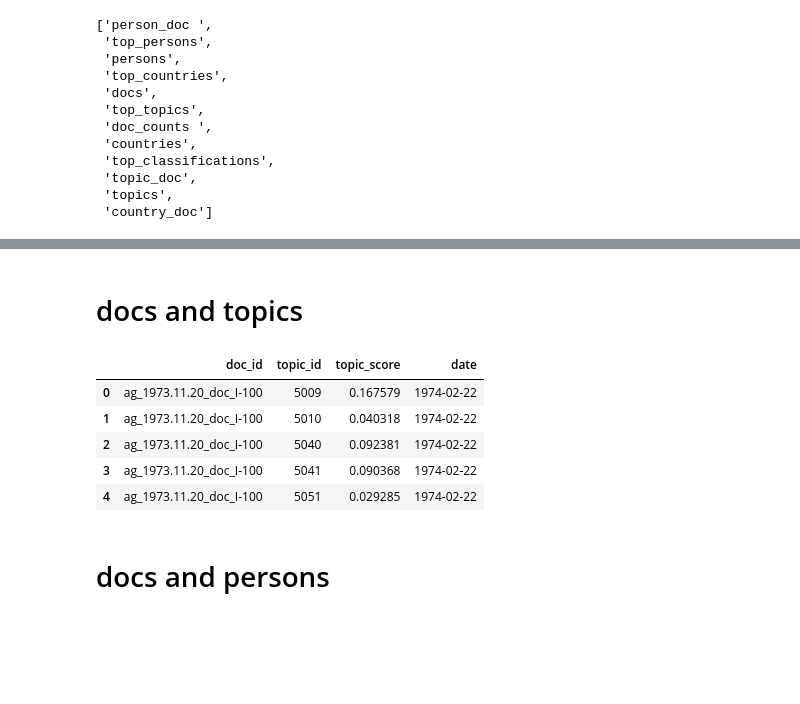
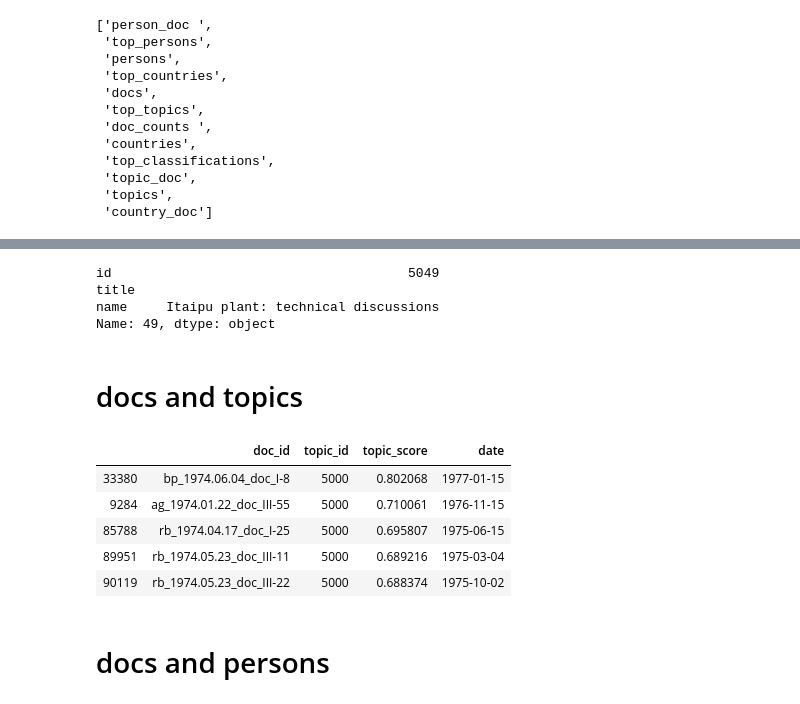
Before and after one commit to Marcelobbr/thesis, a Jupyter notebook: notebooks/thesis-vis.ipynb, the cells around one changed output, grey strips where cells are left out. Drawn from its saved outputs; the diff is of its cells as text; code cells hidden in the pictures; blank space fills up the shorter version.

Commit message:
premodified version with 100 topics

```diff
--- a/notebooks/thesis-vis.ipynb
+++ b/notebooks/thesis-vis.ipynb
@@ -66,15 +65,23 @@ list(cpdoc_tables)
+# %%
+cpdoc_tables['topics'].iloc[49]
+# %% [output]
+id                                      5049
+title
+name     Itaipu plant: technical discussions
+Name: 49, dtype: object
 # %% [markdown]
 # docs and topics
 # %%
 topic_doc = cpdoc_tables['topic_doc']
+topic_doc = topic_doc.sort_values(['topic_id', 'topic_score'], ascending=[True, False])
 topic_doc.head()
 # %% [output]
 |  | doc_id | topic_id | topic_score | date |
-| 0 | ag_1973.11.20_doc_I-100 | 5009 | 0.167579 | 1974-02-22 |
-| 1 | ag_1973.11.20_doc_I-100 | 5010 | 0.040318 | 1974-02-22 |
-| 2 | ag_1973.11.20_doc_I-100 | 5040 | 0.092381 | 1974-02-22 |
-| 3 | ag_1973.11.20_doc_I-100 | 5041 | 0.090368 | 1974-02-22 |
-| 4 | ag_1973.11.20_doc_I-100 | 5051 | 0.029285 | 1974-02-22 |
+| 33380 | bp_1974.06.04_doc_I-8 | 5000 | 0.802068 | 1977-01-15 |
+| 9284 | ag_1974.01.22_doc_III-55 | 5000 | 0.710061 | 1976-11-15 |
+| 85788 | rb_1974.04.17_doc_I-25 | 5000 | 0.695807 | 1975-06-15 |
+| 89951 | rb_1974.05.23_doc_III-11 | 5000 | 0.689216 | 1975-03-04 |
+| 90119 | rb_1974.05.23_doc_III-22 | 5000 | 0.688374 | 1975-10-02 |
 # %% [markdown]
 # docs and persons
 # %%
```
Also changed, not shown: parts of 29 cells of this notebook.
